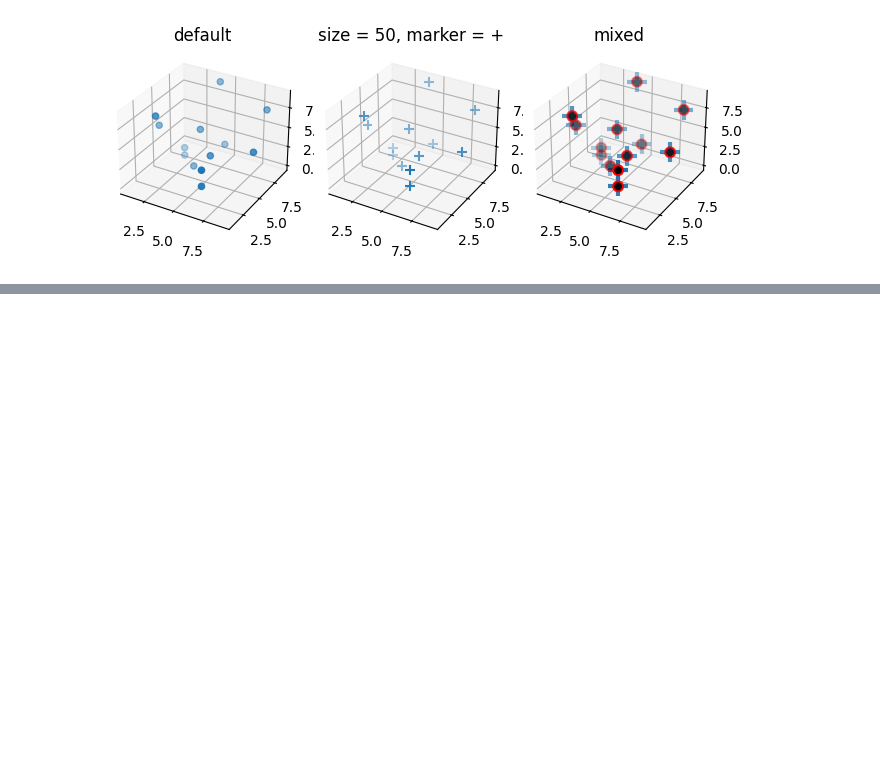
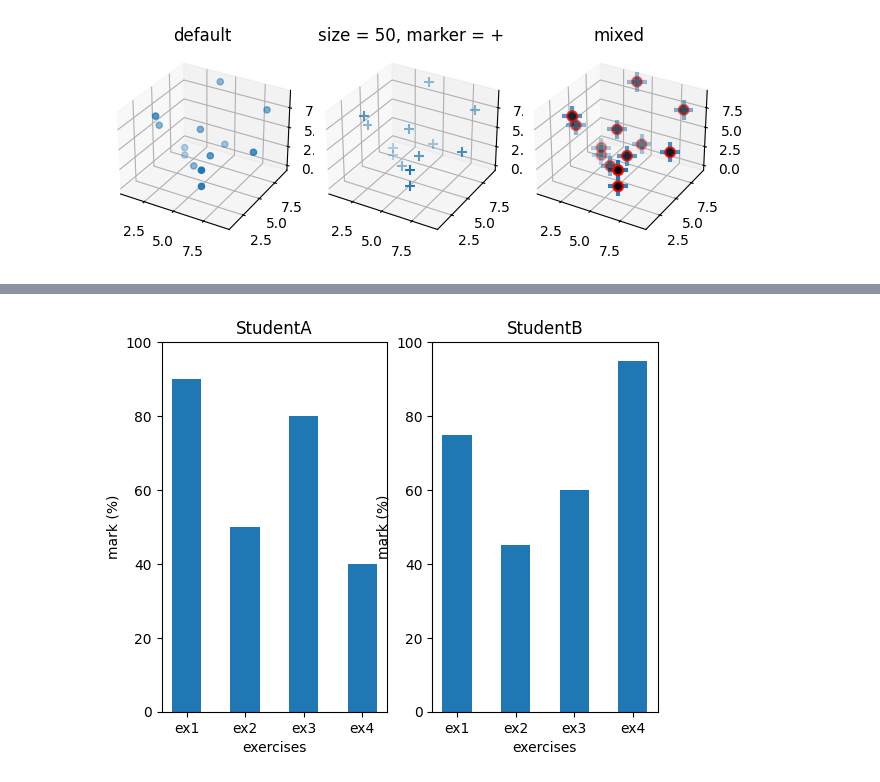
Before and after one commit to bytesbyt/ds_data_visualisation, a Jupyter notebook: data_vis_playground.ipynb, the cells around one changed output, grey strips where cells are left out. Drawn from its saved outputs; the diff is of its cells as text; code cells hidden in the pictures; blank space fills up the shorter version.

```diff
--- a/data_vis_playground.ipynb
+++ b/data_vis_playground.ipynb
@@ -162,0 +175,17 @@ plt.tight_layout()
+# %%
+people = ['StudentA', 'StudentB']
+StudentA = np.array([90,50,80,40])
+StudentB= np.array([75,45,60,95])
+X = np.arange(len(StudentA))
+fig, ax = plt.subplots(1,2)
+ax[0].bar(X, StudentA, width = 0.5)
+ax[1].bar(X, StudentB, width = 0.5)
+for i in range(len(ax)):
+    ax[i].set_ylim([0,100])
+    ax[i].set_title(people[i])
+    ax[i].set_xlabel('exercises')
+    ax[i].set_ylabel('mark (%)')
+    ax[i].set_xticks([0,1,2,3])
+    ax[i].set_xticklabels(['ex1', 'ex2', 'ex3', 'ex4'])
+# %% [output]
+[figure, added]
```
Also changed, not shown: parts of 11 cells of this notebook, 5 other files.
